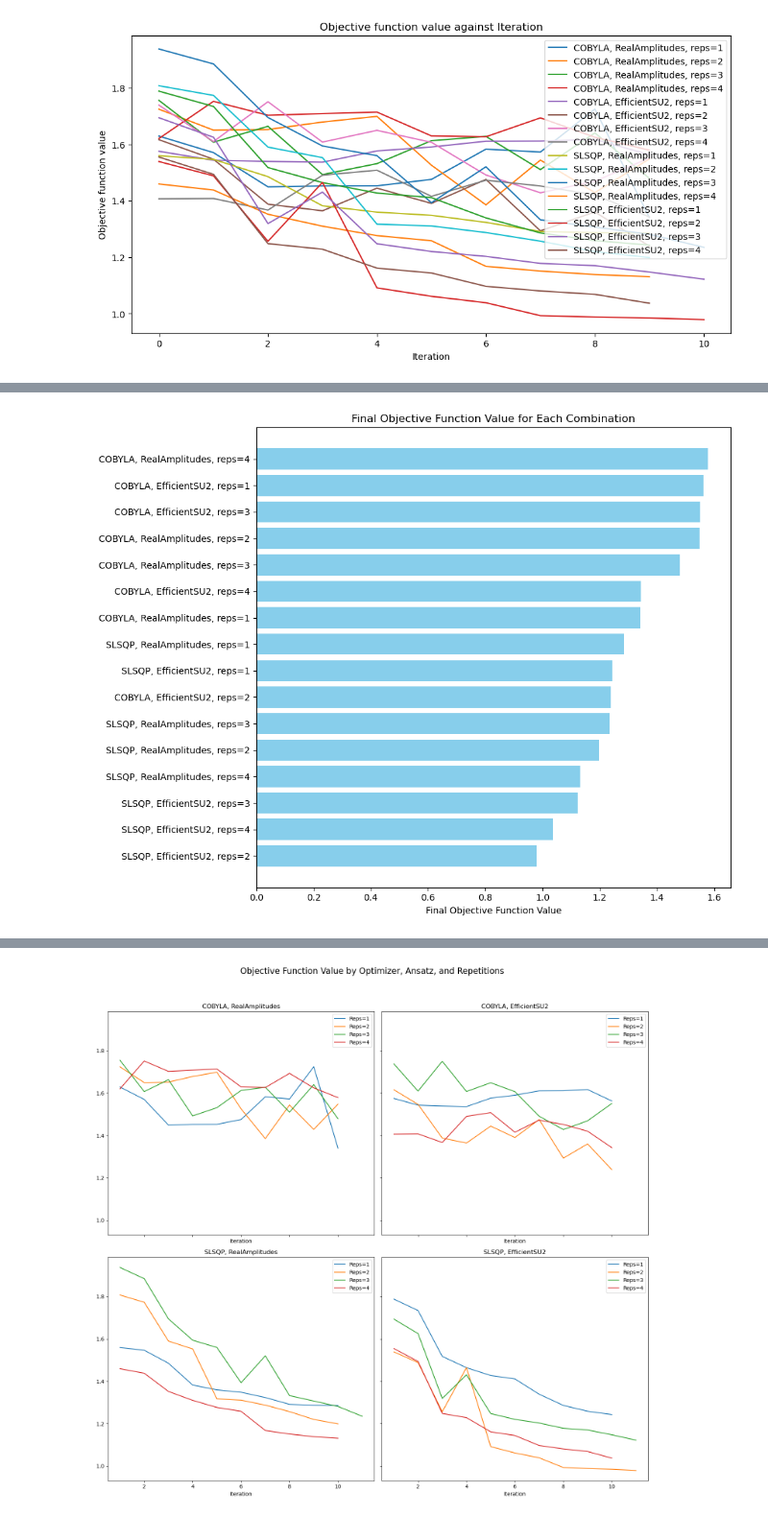
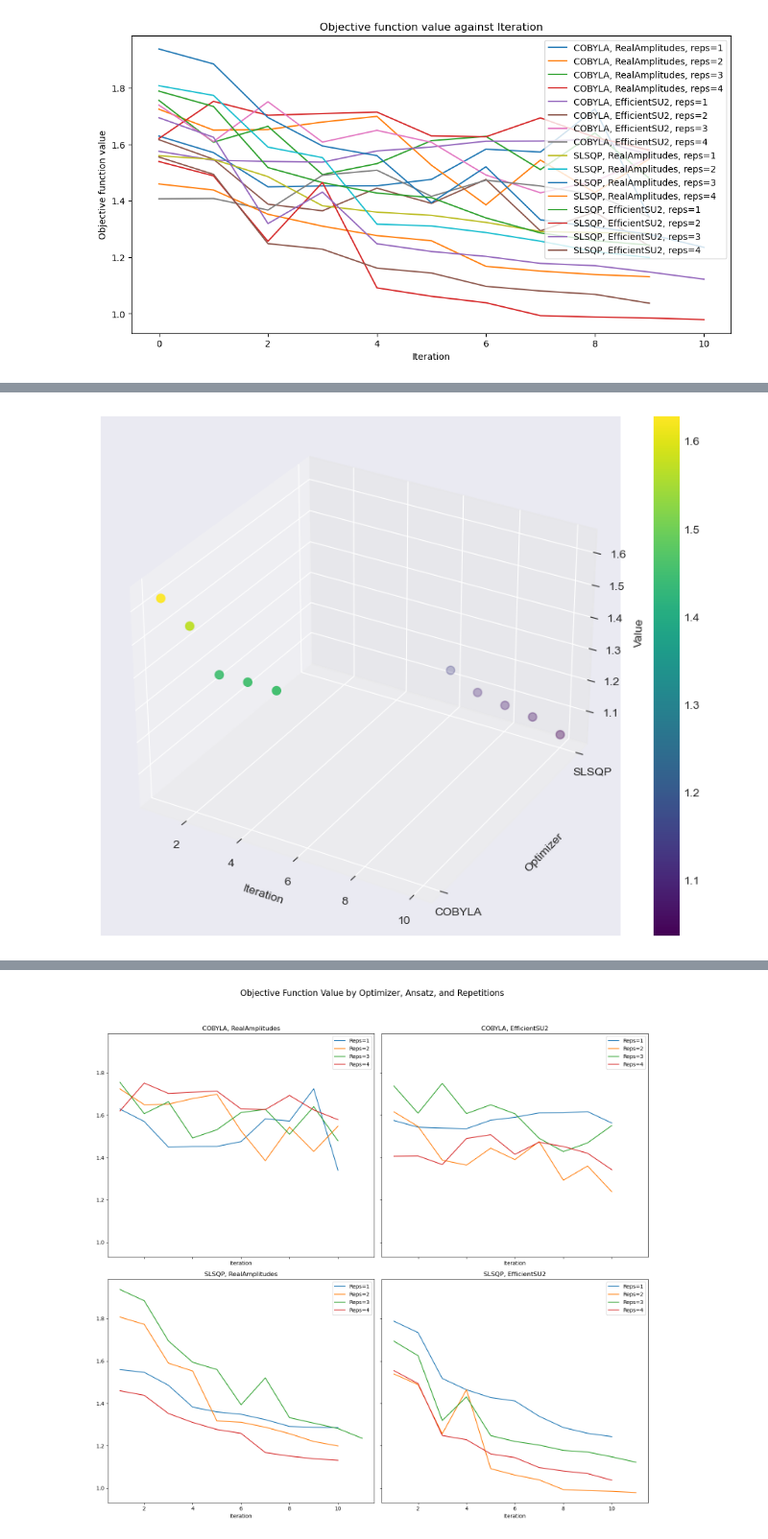
Before and after one commit to LukePower01/ml-to-qml, a Jupyter notebook: optimal-ansatz-opimzer.ipynb, the cells around one changed output, grey strips where cells are left out. Shown at 96% size. Drawn from its saved outputs; the diff is of its cells as text; code cells hidden in the pictures.

Commit message:
visualising results

```diff
--- a/optimal-ansatz-opimzer.ipynb
+++ b/optimal-ansatz-opimzer.ipynb
@@ -153,20 +156,32 @@ for combo in combinations:
 # %%
-# Extract the final objective function value for each combination
-final_vals = {key: values[-1] for key, values in objective_func_vals_dict.items()}
+import matplotlib.pyplot as plt
+from mpl_toolkits.mplot3d import Axes3D
+import pandas as pd
+import numpy as np
 
-# Sort combinations by their final values for better visualization
-sorted_combos = sorted(final_vals.items(), key=lambda x: x[1])
+# Creating a new figure for 3D plotting
+fig = plt.figure(figsize=(10, 8))
+ax = fig.add_subplot(111, projection='3d')
 
-# Prepare data for plotting
-labels = [combo[0] for combo in sorted_combos]
-final_values = [combo[1] for combo in sorted_combos]
+# Mapping optimizer names to integers for plotting
+optimizer_mapping = {name: i for i, name in enumerate(df['Optimizer'].unique())}
+df['OptimizerCode'] = df['Optimizer'].map(optimizer_mapping)
 
 # Plotting
-plt.figure(figsize=(10, 8))
-plt.barh(labels, final_values, color='skyblue')
-plt.xlabel('Final Objective Function Value')
-plt.title('Final Objective Function Value for Each Combination')
-plt.tight_layout()
+sc = ax.scatter(df['Iteration'], df['OptimizerCode'], df['Value'], c=df['Value'], cmap='viridis', s=50)
+
+# Adding labels with custom ticks
+ax.set_xlabel('Iteration')
+ax.set_ylabel('Optimizer')
+ax.set_zlabel('Value')
+
+# Setting custom ticks on the y-axis to show optimizer names instead of codes
+ax.set_yticks(list(optimizer_mapping.values()))
+ax.set_yticklabels(list(optimizer_mapping.keys()))
+
+# Adding a color bar to show values
+plt.colorbar(sc)
+
 plt.show()
 # %% [output]
-[figure, old version]
+[figure, new version]
```
Also changed, not shown: parts of 9 cells of this notebook, 2 other files.
